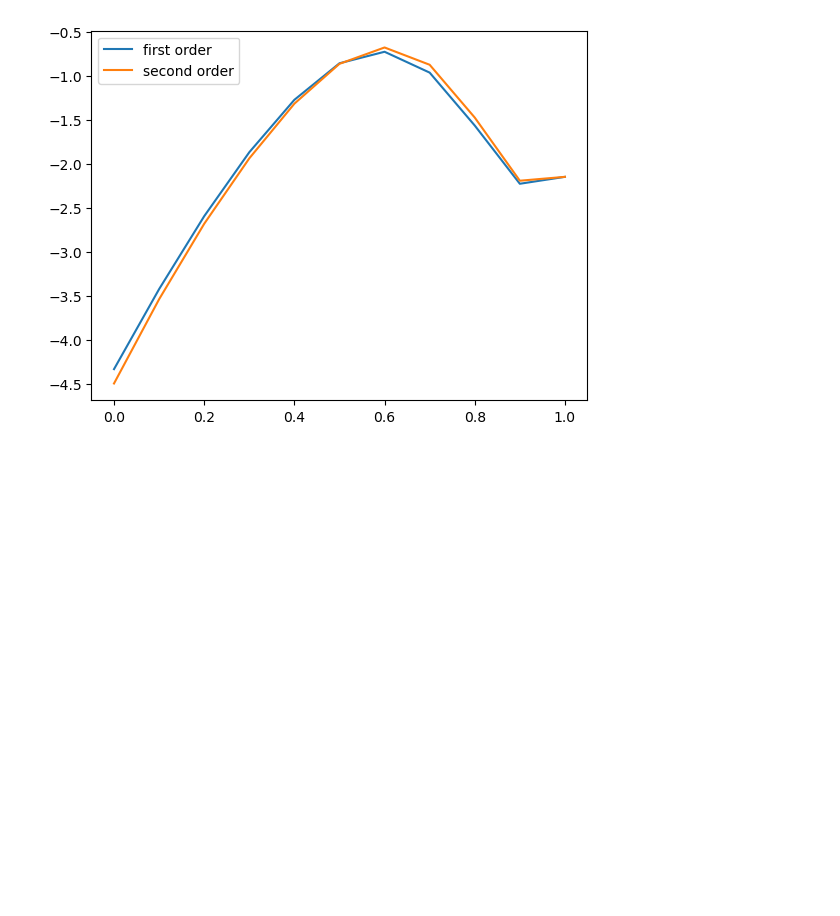
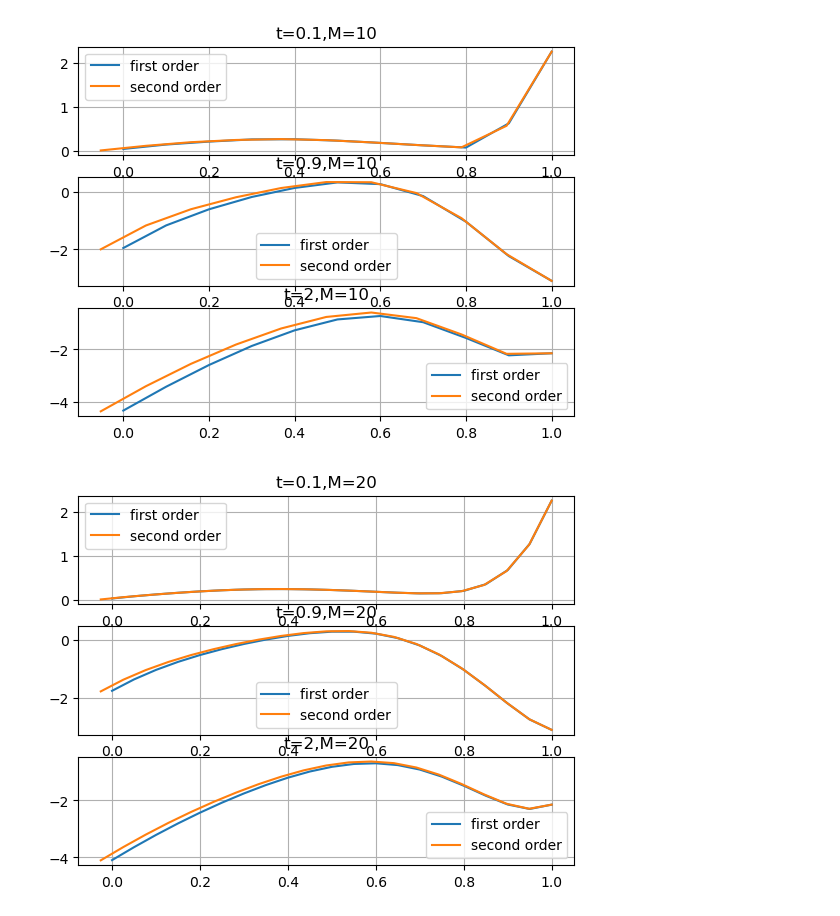
Before and after one commit to Cauchyyyyy/NPDE-24-Fall, a Jupyter notebook: hw1118/main.ipynb, the cells around one changed output. Cells and saved outputs as stored; diff of their text form; code cells hidden in the pictures; blank space fills up the shorter version.

```diff
--- a/hw1118/main.ipynb
+++ b/hw1118/main.ipynb
@@ -1,39 +1,51 @@
 # %%
 import numpy as np
 import matplotlib.pyplot as plt
 
 F=lambda x,t:np.sin(2*np.pi*x)*np.sin(4*np.pi*t)
 a=lambda t:10*np.sin(t)
 b=lambda t:4*np.sin(6*t)
 f=lambda x:(1-x)*x
 
-M=10
-dt=0.05
+M_all=[10,20,40]
+dt_all=[0.05,0.01,0.002]
 T=2.5
 nu=0.1
-# first order
-dx=1/M
-v1=np.zeros((M+1,int(T/dt)+1))
-v1[:,0]=f(np.linspace(0,1,M+1))
-for n in range(1,int(T/dt)+1):
-    v1[M,n]=b(n*dt)
-    for i in range(1,M):
-        v1[i,n]=v1[i,n-1]+nu*dt/dx**2*(v1[i+1,n-1]-2*v1[i,n-1]+v1[i-1,n-1])+dt*F(i*dx,n*dt)
-    v1[0,n]=v1[1,n]-dx*a(n*dt)
 
-# second order
-dx=1/(M-1/2)
-v2=np.zeros((M+1,int(T/dt)+1))
-for n in range(1,int(T/dt)+1):
-    v2[M,n]=b(n*dt)
-    for i in range(1,M):
-        v2[i,n]=v2[i,n-1]+nu*dt/dx**2*(v2[i+1,n-1]-2*v2[i,n-1]+v2[i-1,n-1])+dt*F((i-1/2)*dx,n*dt)
-    v2[0,n]=v2[1,n]-dx*a(n*dt)
+for i in range(3):
+    M=M_all[i]
+    dt=dt_all[i]
+    # first order
+    dx1=1/M
+    v1=np.zeros((M+1,int(T/dt)+1))
+    x1=np.linspace(0,1,M+1)
+    v1[:,0]=f(x1)
+    for n in range(1,int(T/dt)+1):
+        v1[M,n]=b(n*dt)
+        for i in range(1,M):
+            v1[i,n]=v1[i,n-1]+nu*dt/dx1**2*(v1[i+1,n-1]-2*v1[i,n-1]+v1[i-1,n-1])+dt*F(i*dx1,n*dt)
+        v1[0,n]=v1[1,n]-dx1*a(n*dt)
 
-x=np.linspace(0,1,M+1)
-t=2
-plt.plot(x,v1[:,int(t/dt)],x,v2[:,int(t/dt)])
-plt.legend(['first order','second order'])
-plt.show()
+    # second order
+    dx2=1/(M-1/2)
+    v2=np.zeros((M+1,int(T/dt)+1))
+    x2=np.linspace(-dx2/2,1,M+1)
+    v2[:,0]=f(x2)
+    v2[0,0]=v2[1,0]-dx2*a(0)
+    for n in range(1,int(T/dt)+1):
+        v2[M,n]=b(n*dt)
+        for i in range(1,M):
+            v2[i,n]=v2[i,n-1]+nu*dt/dx2**2*(v2[i+1,n-1]-2*v2[i,n-1]+v2[i-1,n-1])+dt*F((i-1/2)*dx2,n*dt)
+        v2[0,n]=v2[1,n]-dx2*a(n*dt)
+    j=0
+    for t in [0.1,0.9,2]:
+        j=j+1
+        plt.subplot(3,1,j)
+        plt.plot(x1,v1[:,int(t/dt)],x2,v2[:,int(t/dt)])
+        plt.legend(['first order','second order'])
+        plt.title(f't={t},M={M}')
+        plt.grid(True)
+    plt.show()
 # %% [output]
-[figure, old version]
+[figure, new version]
+[figure, added]
```
Also changed, not shown: parts of 1 cell of this notebook, 3 other files.
